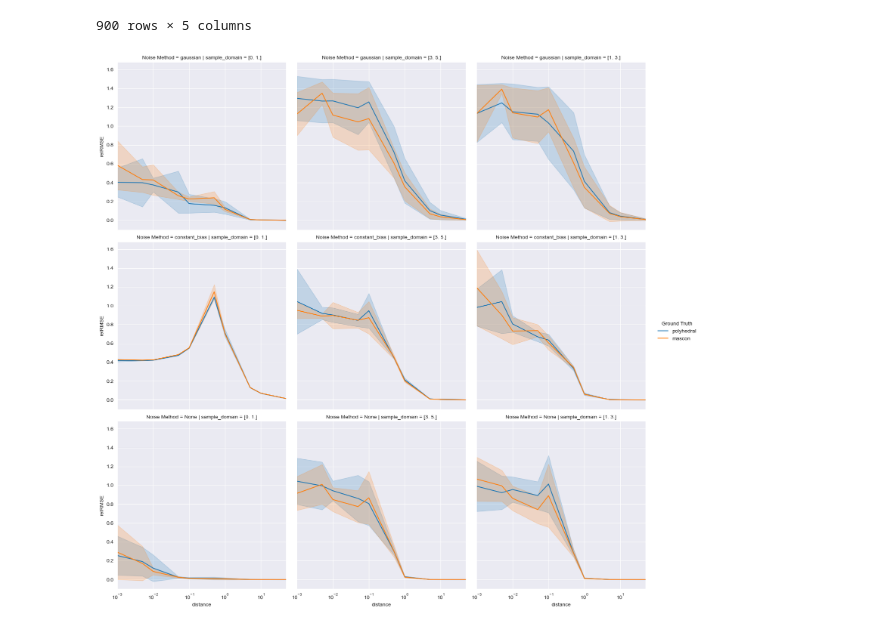
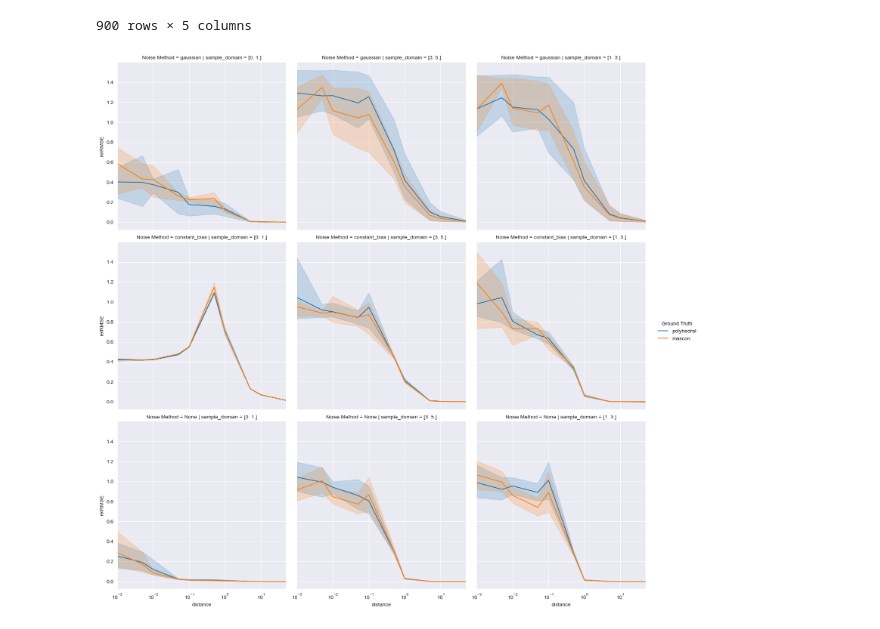
Before and after one commit to gomezzz/geodesyNets, a Jupyter notebook: P3 - Analysis.ipynb, the cells around one changed output. Cells and saved outputs as stored; diff of their text form; code cells hidden in the pictures.

Commit message:
error bar plots

```diff
--- a/P3 - Analysis.ipynb
+++ b/P3 - Analysis.ipynb
@@ -22,6 +22,8 @@ df = csv_reader.read_result_csv(
     include=["validation_final_result.csv"],
     exclude=["checkpoint"]
 )
+# Error of interest
+error_of_interest = "relRMSE"
 # %% [markdown]
 Let's look at the initial result
 # %%
@@ -73,7 +75,7 @@ Time to concentrate only on the relRMSE, for now:
 # %%
 interesting_columns = ["Sample", "Seed", "Loss", "Ground Truth", "Noise Method", "Target Sampler Domain"]
 
-interesting_columns.extend([col for col in df if col.startswith("relRMSE")])
+interesting_columns.extend([col for col in df if col.startswith(error_of_interest)])
 df = df[interesting_columns]
 df = df.fillna("None")
 df
@@ -112,7 +114,9 @@ df
 | 5 | churyumov-gerasimenko | 1999 | normalized_L1_loss | mascon | gaussian | [3.0, 5.0] | 1.137520 | 1.233814 | 1.126611 | ... |
 90 rows × 18 columns
 # %%
-df = df.drop(["sample", "Seed", "relRMSE@High Altitude", "relRMSE@Low Altitude"], axis=1)
+df = df.drop(
+    ["sample", "Seed", f"{error_of_interest}@High Altitude", f"{error_of_interest}@Low Altitude"], axis=1
+)
 df["sample_domain"] = df["sample_domain"].apply(lambda x: str(x))
 df.groupby(["sample_domain", "Noise Method", "Ground Truth"]).mean()
 # %% [output]
@@ -139,10 +143,10 @@ Time for plotting. First make the DataFrame wide
 # %%
 str_altitudes = [str(x) for x in ALTITUDES]
 
-dfm = df.melt(["sample_domain", "Noise Method", "Ground Truth"], str_altitudes, var_name="distance", value_name="relRMSE")
+dfm = df.melt(["sample_domain", "Noise Method", "Ground Truth"], str_altitudes, var_name="distance", value_name=error_of_interest)
 
 dfm["distance"] = dfm["distance"].apply(lambda x: float(x))
-dfm["relRMSE"] = dfm["relRMSE"].apply(lambda x: float(x))
+dfm[error_of_interest] = dfm[error_of_interest].apply(lambda x: float(x))
 dfm
 # %% [output]
 |  | sample_domain | Noise Method | Ground Truth | distance | relRMSE |
@@ -161,15 +165,14 @@ dfm
 # %%
 g = sns.relplot(
     data=dfm, kind="line",
-    x="distance", y="relRMSE", col="sample_domain", row="Noise Method",
-    hue="Ground Truth",
-    errorbar="sd"
+    x="distance", y=error_of_interest, col="sample_domain", row="Noise Method",
+    hue="Ground Truth"
 )
 g.set(xlim=(0.0, 50.0), xscale='log')
 # g.set_titles(col_template="{col_name} patrons", row_template="{row_name}")
 # g.set(xlim=(0, 60), ylim=(0, 12), xticks=[10, 30, 50], yticks=[2, 6, 10])
 g.tight_layout()
-save_path = Path("./results/re-validation/statistics.png")
+save_path = Path(f"./results/re-validation/norm_{error_of_interest}_line.png")
 g.savefig(save_path, dpi=300)
 # %% [output]
-[figure, old version]
+[figure, new version]
```
Also changed, not shown: parts of 1 cell of this notebook, 1 other file.
